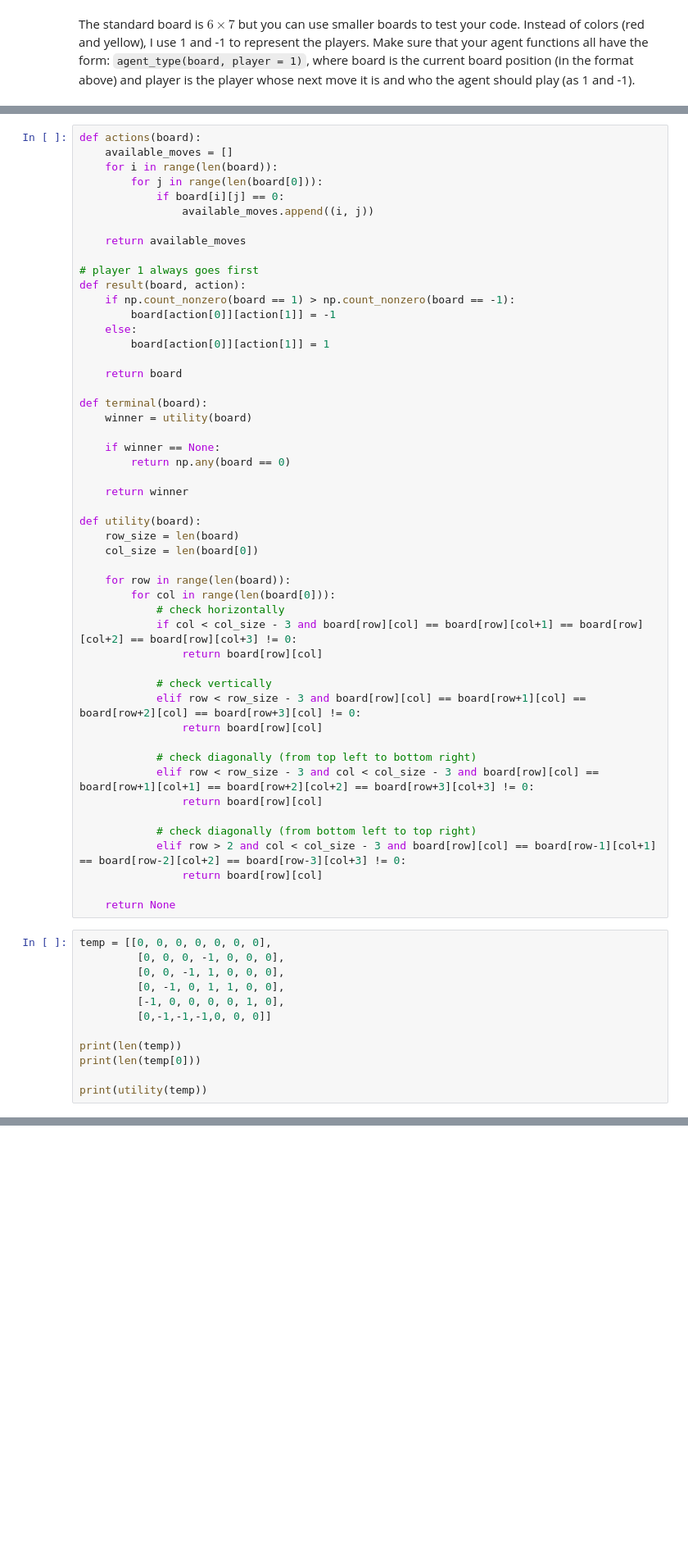
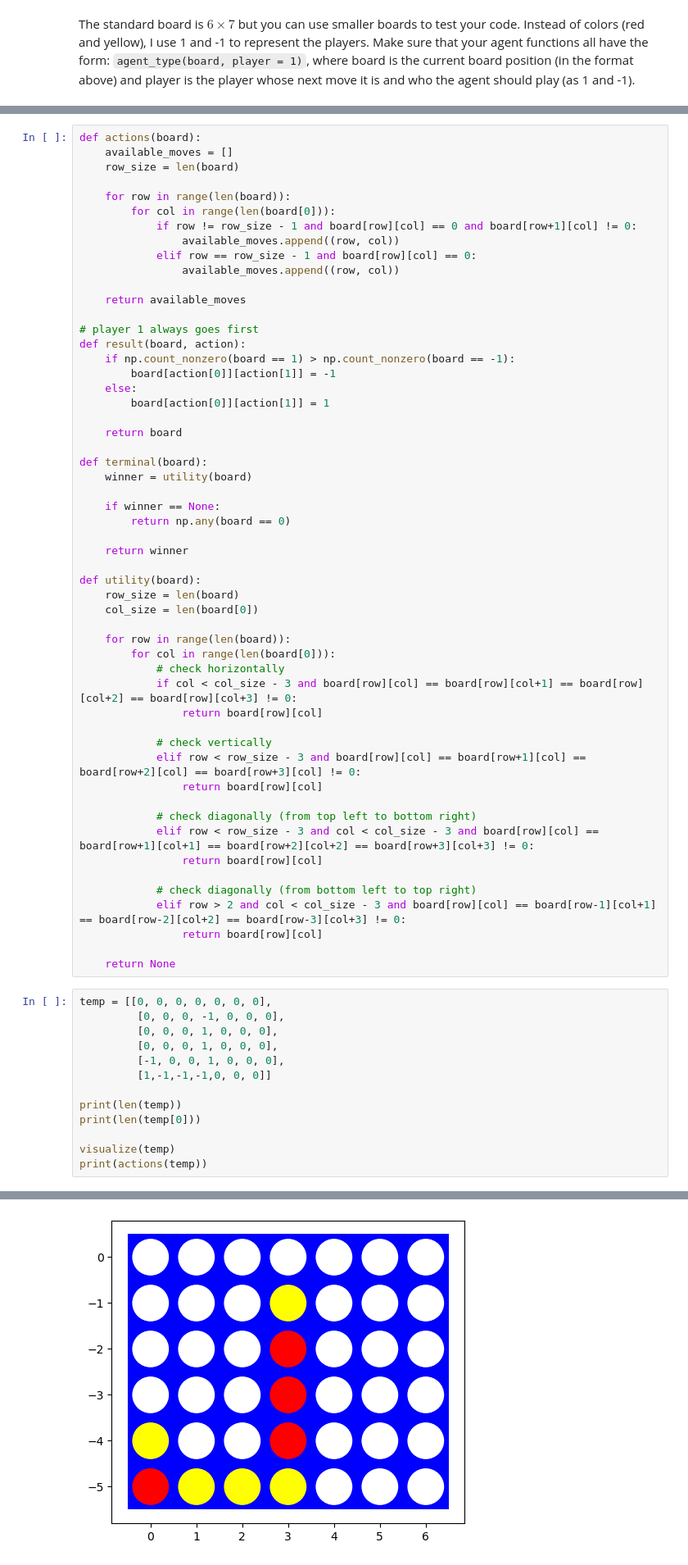
Before and after one commit to Mikecamdo/ArtificialIntelligence, a Jupyter notebook: Assignment 5/assignment_connect4.ipynb, the cells around one changed output, grey strips where cells are left out. Shown at 82% size. Saved outputs shown, nothing was run; the diff lists cells and outputs as text; blank space fills up the shorter version.

Commit message:
Fixed actions function
Fixed the actions function so it doesn't return invalid moves

```diff
--- a/Assignment 5/assignment_connect4.ipynb
+++ b/Assignment 5/assignment_connect4.ipynb
@@ -106,10 +106,14 @@ Make sure that all these functions work with boards of different sizes (number o
 # %%
 def actions(board):
     available_moves = []
-    for i in range(len(board)):
-        for j in range(len(board[0])):
-            if board[i][j] == 0:
-                available_moves.append((i, j))
+    row_size = len(board)
+
+    for row in range(len(board)):
+        for col in range(len(board[0])):
+            if row != row_size - 1 and board[row][col] == 0 and board[row+1][col] != 0:
+                available_moves.append((row, col))
+            elif row == row_size - 1 and board[row][col] == 0:
+                available_moves.append((row, col))
 
     return available_moves
 
@@ -156,15 +160,16 @@ def utility(board):
 # %%
 temp = [[0, 0, 0, 0, 0, 0, 0],
          [0, 0, 0, -1, 0, 0, 0],
-         [0, 0, -1, 1, 0, 0, 0],
-         [0, -1, 0, 1, 1, 0, 0],
-         [-1, 0, 0, 0, 0, 1, 0],
-         [0,-1,-1,-1,0, 0, 0]]
+         [0, 0, 0, 1, 0, 0, 0],
+         [0, 0, 0, 1, 0, 0, 0],
+         [-1, 0, 0, 1, 0, 0, 0],
+         [1,-1,-1,-1,0, 0, 0]]
 
 print(len(temp))
 print(len(temp[0]))
 
-print(utility(temp))
+visualize(temp)
+print(actions(temp))
 # %% [output]
 6
 7
@@ -171,0 +176 @@ print(utility(temp))
+[figure, added]
```
Also changed, not shown: parts of 1 cell of this notebook.
